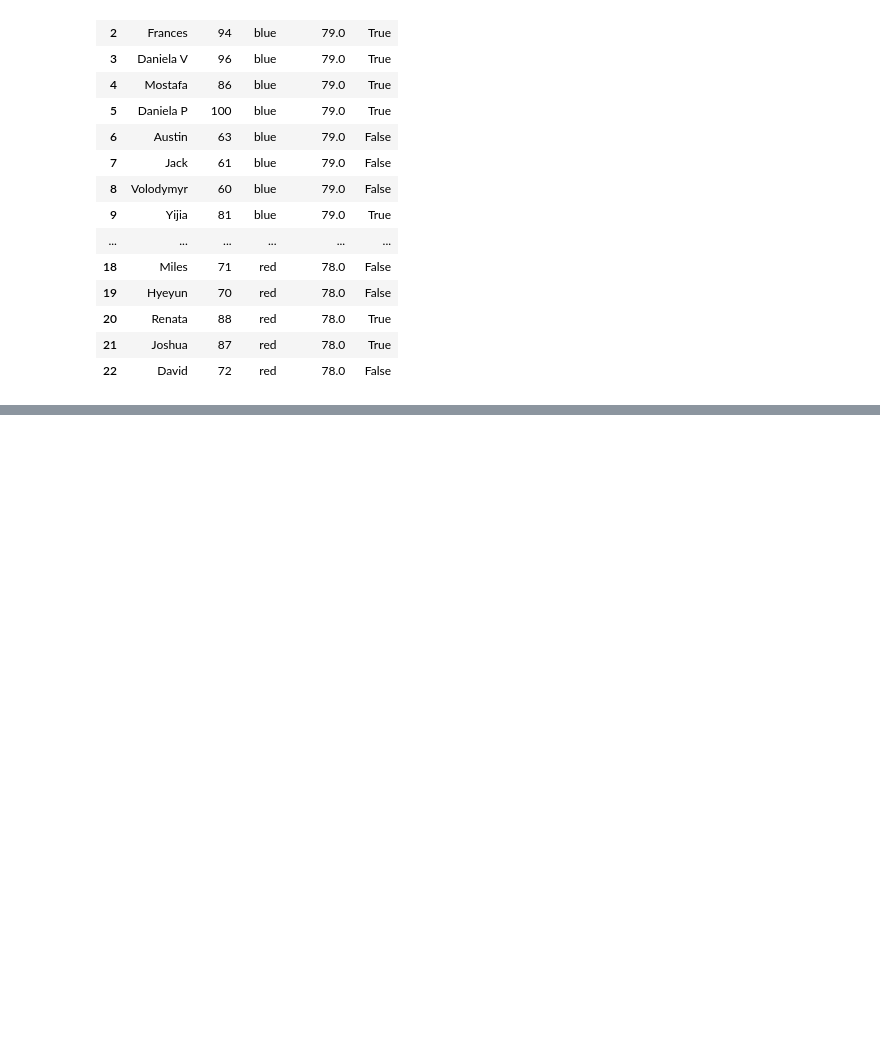
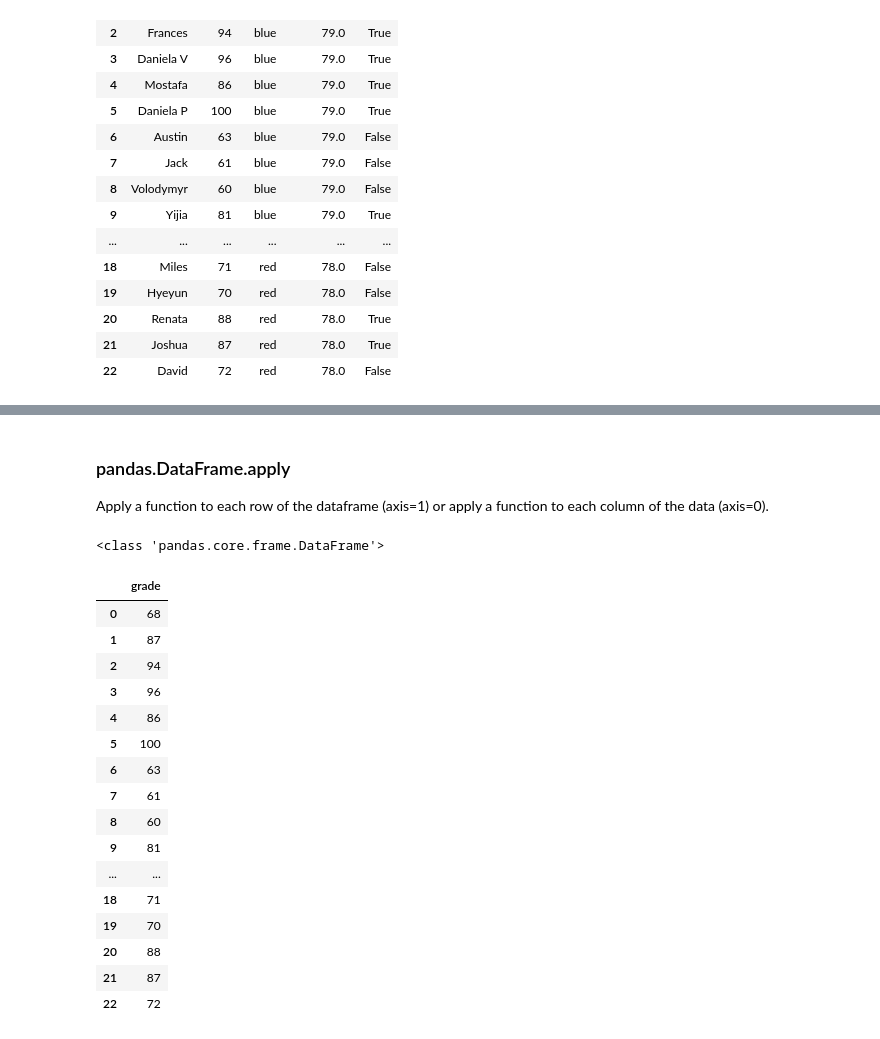
Before and after one commit to seidelj/python-course, a Jupyter notebook: week6/pandas_intro.ipynb, the cells around one changed output, grey strips where cells are left out. Cells and saved outputs as stored; diff of their text form; code cells hidden in the pictures; blank space fills up the shorter version.

```diff
--- a/week6/pandas_intro.ipynb
+++ b/week6/pandas_intro.ipynb
@@ -262,0 +362,27 @@ roster
+# %% [markdown]
+### pandas.DataFrame.apply
+
+Apply a function to each row of the dataframe (axis=1) or apply a function to each column of the data (axis=0).
+# %%
+grade_df = roster[['grade']]
+print(type(grade_df))
+grade_df
+# %% [output]
+<class 'pandas.core.frame.DataFrame'>
+|  | grade |
+| 0 | 68 |
+| 1 | 87 |
+| 2 | 94 |
+| 3 | 96 |
+| 4 | 86 |
+| 5 | 100 |
+| 6 | 63 |
+| 7 | 61 |
+| 8 | 60 |
+| 9 | 81 |
+| ... | ... |
+| 18 | 71 |
+| 19 | 70 |
+| 20 | 88 |
+| 21 | 87 |
+| 22 | 72 |
```
Also changed, not shown: parts of 13 cells of this notebook, 2 other files.
